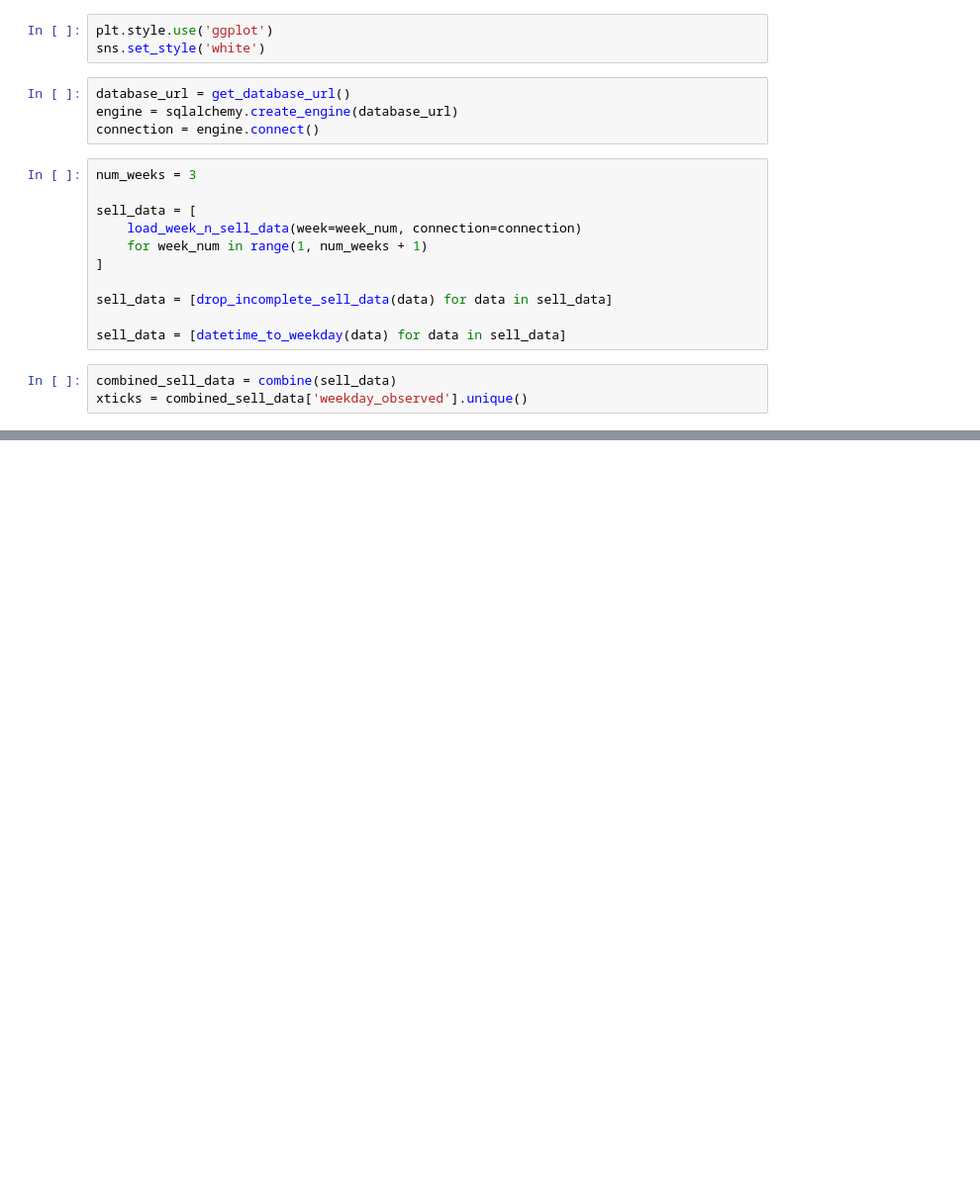
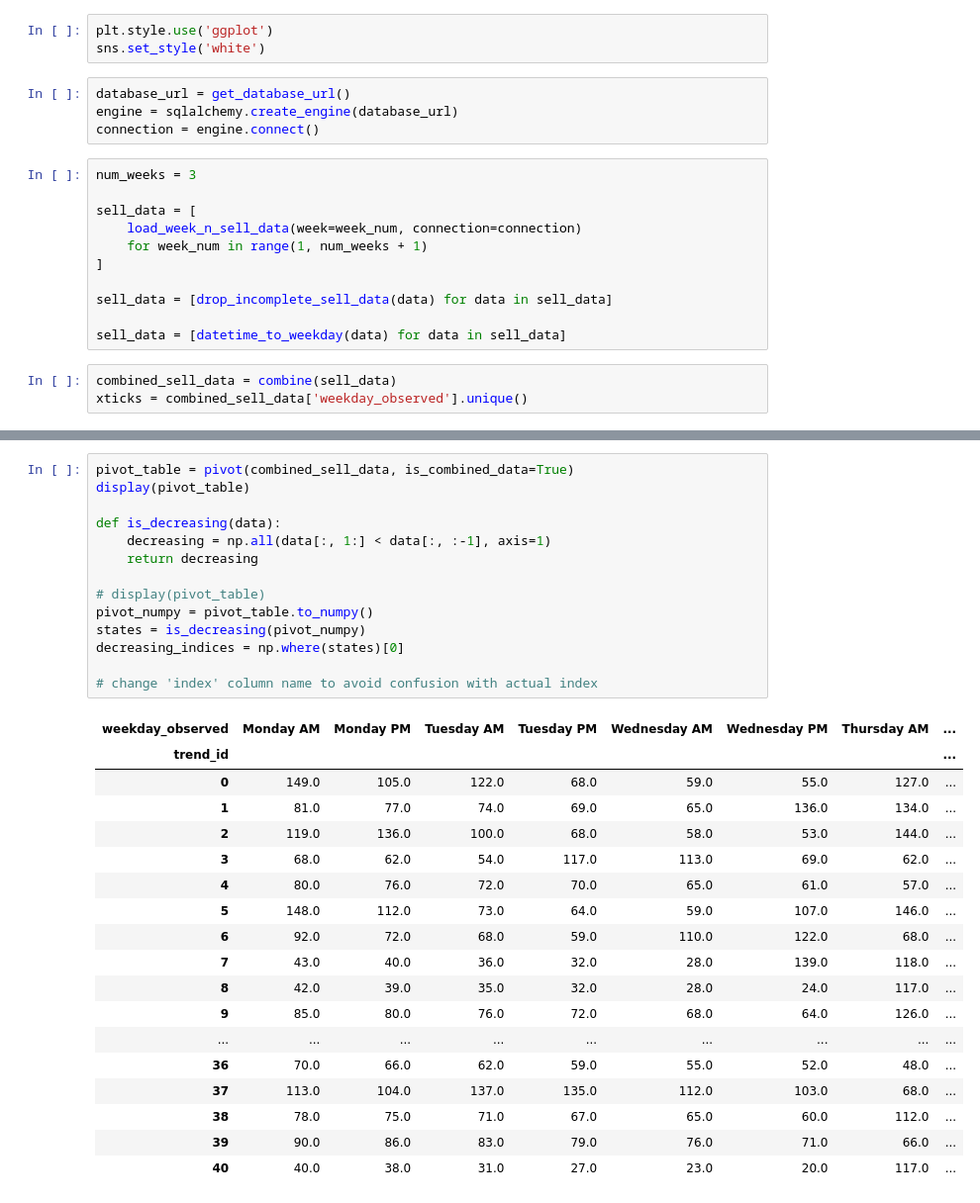
Before and after one commit to ys-lin14/acnh-clustering, a Jupyter notebook: trend_classification.ipynb, the cells around one changed output, grey strips where cells are left out. Shown: that part at 99% size. Saved outputs shown, nothing was run; the diff lists cells and outputs as text; blank space fills up the shorter version.

```diff
--- a/trend_classification.ipynb
+++ b/trend_classification.ipynb
@@ -146,0 +151,33 @@ plt.show()
+# %%
+pivot_table = pivot(combined_sell_data, is_combined_data=True)
+display(pivot_table)
+
+def is_decreasing(data):
+    decreasing = np.all(data[:, 1:] < data[:, :-1], axis=1)
+    return decreasing
+
+# display(pivot_table)
+pivot_numpy = pivot_table.to_numpy()
+states = is_decreasing(pivot_numpy)
+decreasing_indices = np.where(states)[0]
+
+# change 'index' column name to avoid confusion with actual index
+# %% [output]
+| weekday_observed | Monday AM | Monday PM | Tuesday AM | Tuesday PM | Wednesday AM | Wednesday PM | Thursday AM | ... |
+| trend_id |  |  |  |  |  |  |  | ... |
+| 0 | 149.0 | 105.0 | 122.0 | 68.0 | 59.0 | 55.0 | 127.0 | ... |
+| 1 | 81.0 | 77.0 | 74.0 | 69.0 | 65.0 | 136.0 | 134.0 | ... |
+| 2 | 119.0 | 136.0 | 100.0 | 68.0 | 58.0 | 53.0 | 144.0 | ... |
+| 3 | 68.0 | 62.0 | 54.0 | 117.0 | 113.0 | 69.0 | 62.0 | ... |
+| 4 | 80.0 | 76.0 | 72.0 | 70.0 | 65.0 | 61.0 | 57.0 | ... |
+| 5 | 148.0 | 112.0 | 73.0 | 64.0 | 59.0 | 107.0 | 146.0 | ... |
+| 6 | 92.0 | 72.0 | 68.0 | 59.0 | 110.0 | 122.0 | 68.0 | ... |
+| 7 | 43.0 | 40.0 | 36.0 | 32.0 | 28.0 | 139.0 | 118.0 | ... |
+| 8 | 42.0 | 39.0 | 35.0 | 32.0 | 28.0 | 24.0 | 117.0 | ... |
+| 9 | 85.0 | 80.0 | 76.0 | 72.0 | 68.0 | 64.0 | 126.0 | ... |
+| ... | ... | ... | ... | ... | ... | ... | ... | ... |
+| 36 | 70.0 | 66.0 | 62.0 | 59.0 | 55.0 | 52.0 | 48.0 | ... |
+| 37 | 113.0 | 104.0 | 137.0 | 135.0 | 112.0 | 103.0 | 68.0 | ... |
+| 38 | 78.0 | 75.0 | 71.0 | 67.0 | 65.0 | 60.0 | 112.0 | ... |
+| 39 | 90.0 | 86.0 | 83.0 | 79.0 | 76.0 | 71.0 | 66.0 | ... |
+| 40 | 40.0 | 38.0 | 31.0 | 27.0 | 23.0 | 20.0 | 117.0 | ... |
```
Also changed, not shown: parts of 3 cells of this notebook.
